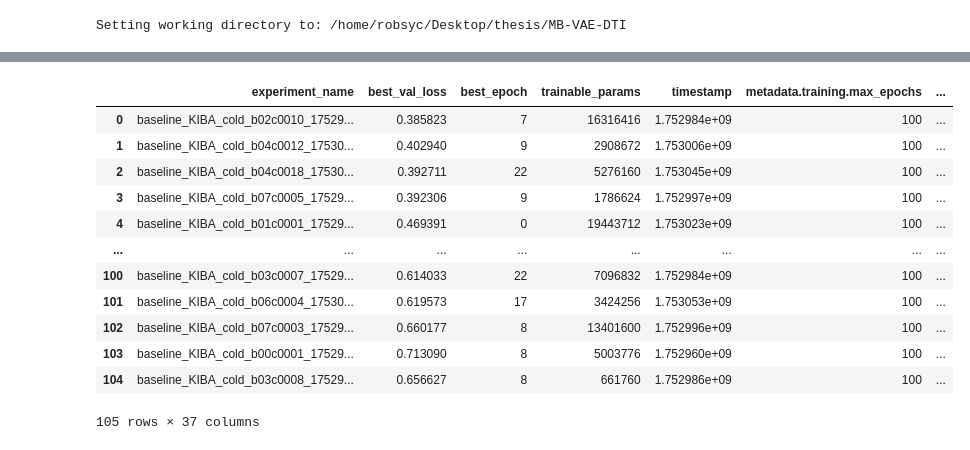
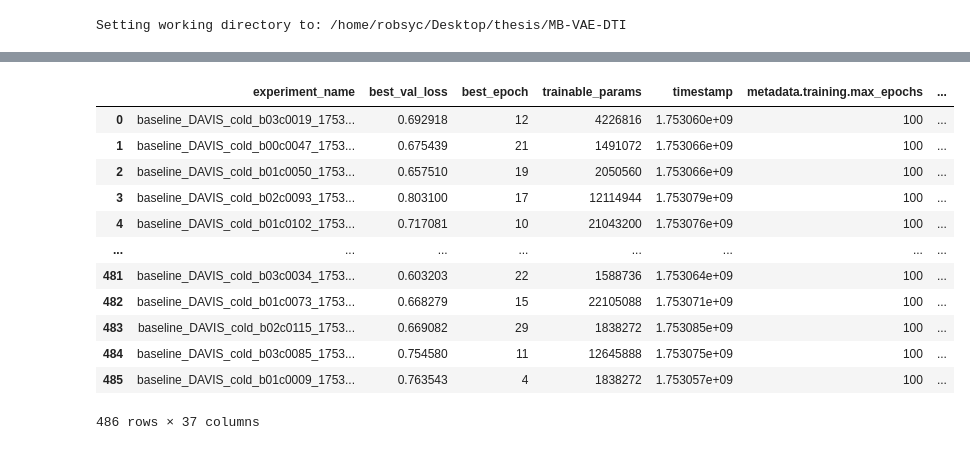
Before and after one commit to robsyc/MB-VAE-DTI, a Jupyter notebook: notebooks/grid_analysis.ipynb, the cells around one changed output, grey strips where cells are left out. Saved outputs shown, nothing was run; the diff lists cells and outputs as text; code cells hidden in the pictures.

```diff
--- a/notebooks/grid_analysis.ipynb
+++ b/notebooks/grid_analysis.ipynb
@@ -5,7 +5,7 @@ Setting working directory to: /home/robsyc/Desktop/thesis/MB-VAE-DTI
 # %%
 from mb_vae_dti.validating.analysis import *
 
-df = load_gridsearch_results("notebooks/results/summer/version2/baseline_kiba_cold")
+df = load_gridsearch_results("notebooks/results/summer/version3/baseline_davis_cold")
 
 if "metadata.data.provenance_cols" in df.columns:
     df["metadata.data.provenance_cols"] = df["metadata.data.provenance_cols"].apply(lambda x: x[0])
@@ -18,16 +18,16 @@ df
 |  | experiment_name | best_val_loss | best_epoch | trainable_params | timestamp | metadata.training.max_epochs | ... |
-| 0 | baseline_KIBA_cold_b02c0010_17529... | 0.385823 | 7 | 16316416 | 1.752984e+09 | 100 | ... |
-| 1 | baseline_KIBA_cold_b04c0012_17530... | 0.402940 | 9 | 2908672 | 1.753006e+09 | 100 | ... |
-| 2 | baseline_KIBA_cold_b04c0018_17530... | 0.392711 | 22 | 5276160 | 1.753045e+09 | 100 | ... |
-| 3 | baseline_KIBA_cold_b07c0005_17529... | 0.392306 | 9 | 1786624 | 1.752997e+09 | 100 | ... |
-| 4 | baseline_KIBA_cold_b01c0001_17529... | 0.469391 | 0 | 19443712 | 1.753023e+09 | 100 | ... |
+| 0 | baseline_DAVIS_cold_b03c0019_1753... | 0.692918 | 12 | 4226816 | 1.753060e+09 | 100 | ... |
+| 1 | baseline_DAVIS_cold_b00c0047_1753... | 0.675439 | 21 | 1491072 | 1.753066e+09 | 100 | ... |
+| 2 | baseline_DAVIS_cold_b01c0050_1753... | 0.657510 | 19 | 2050560 | 1.753066e+09 | 100 | ... |
+| 3 | baseline_DAVIS_cold_b02c0093_1753... | 0.803100 | 17 | 12114944 | 1.753079e+09 | 100 | ... |
+| 4 | baseline_DAVIS_cold_b01c0102_1753... | 0.717081 | 10 | 21043200 | 1.753076e+09 | 100 | ... |
 | ... | ... | ... | ... | ... | ... | ... | ... |
-| 100 | baseline_KIBA_cold_b03c0007_17529... | 0.614033 | 22 | 7096832 | 1.752984e+09 | 100 | ... |
-| 101 | baseline_KIBA_cold_b06c0004_17530... | 0.619573 | 17 | 3424256 | 1.753053e+09 | 100 | ... |
-| 102 | baseline_KIBA_cold_b07c0003_17529... | 0.660177 | 8 | 13401600 | 1.752996e+09 | 100 | ... |
-| 103 | baseline_KIBA_cold_b00c0001_17529... | 0.713090 | 8 | 5003776 | 1.752960e+09 | 100 | ... |
-| 104 | baseline_KIBA_cold_b03c0008_17529... | 0.656627 | 8 | 661760 | 1.752986e+09 | 100 | ... |
+| 481 | baseline_DAVIS_cold_b03c0034_1753... | 0.603203 | 22 | 1588736 | 1.753064e+09 | 100 | ... |
+| 482 | baseline_DAVIS_cold_b01c0073_1753... | 0.668279 | 15 | 22105088 | 1.753071e+09 | 100 | ... |
+| 483 | baseline_DAVIS_cold_b02c0115_1753... | 0.669082 | 29 | 1838272 | 1.753085e+09 | 100 | ... |
+| 484 | baseline_DAVIS_cold_b03c0085_1753... | 0.754580 | 11 | 12645888 | 1.753075e+09 | 100 | ... |
+| 485 | baseline_DAVIS_cold_b01c0009_1753... | 0.763543 | 4 | 1838272 | 1.753057e+09 | 100 | ... |
-105 rows × 37 columns
+486 rows × 37 columns
 # %%
 varying_attrs = get_varying_attributes(df)
 varying_attrs.remove('metadata.logging.experiment_name')
```
Also changed, not shown: parts of 6 cells of this notebook, 11 other files.
